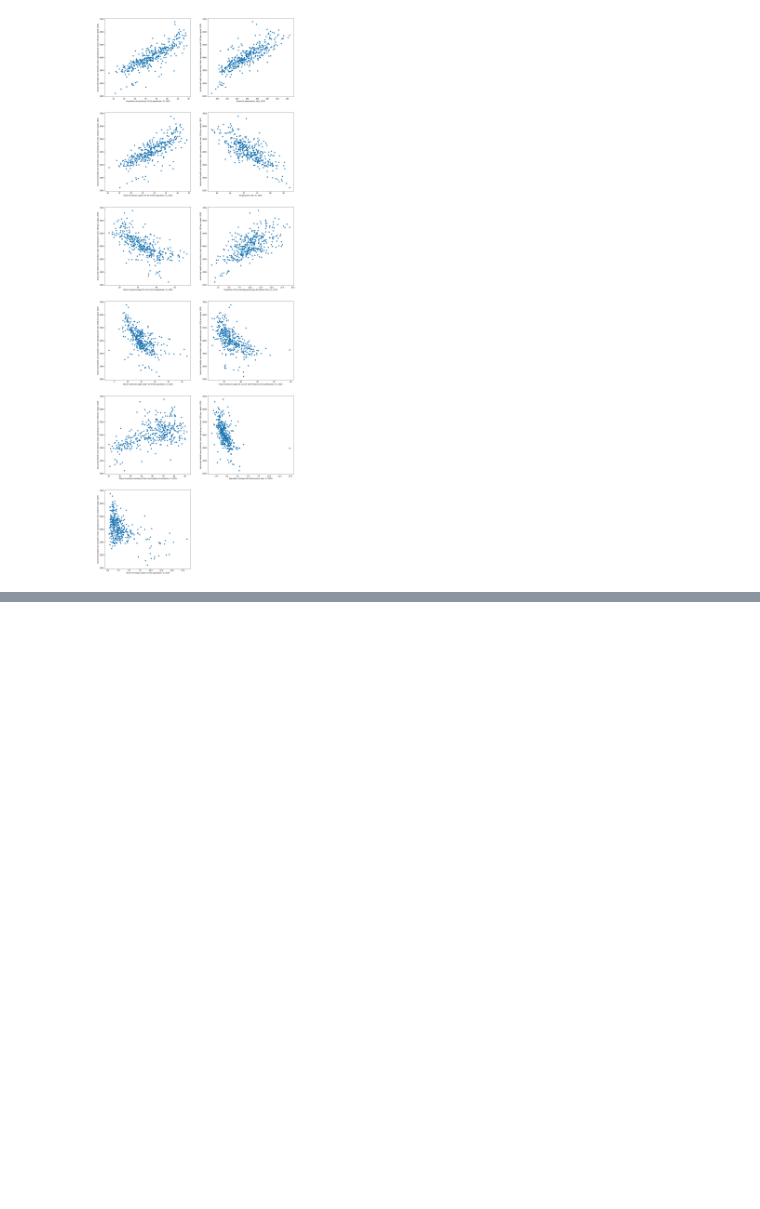
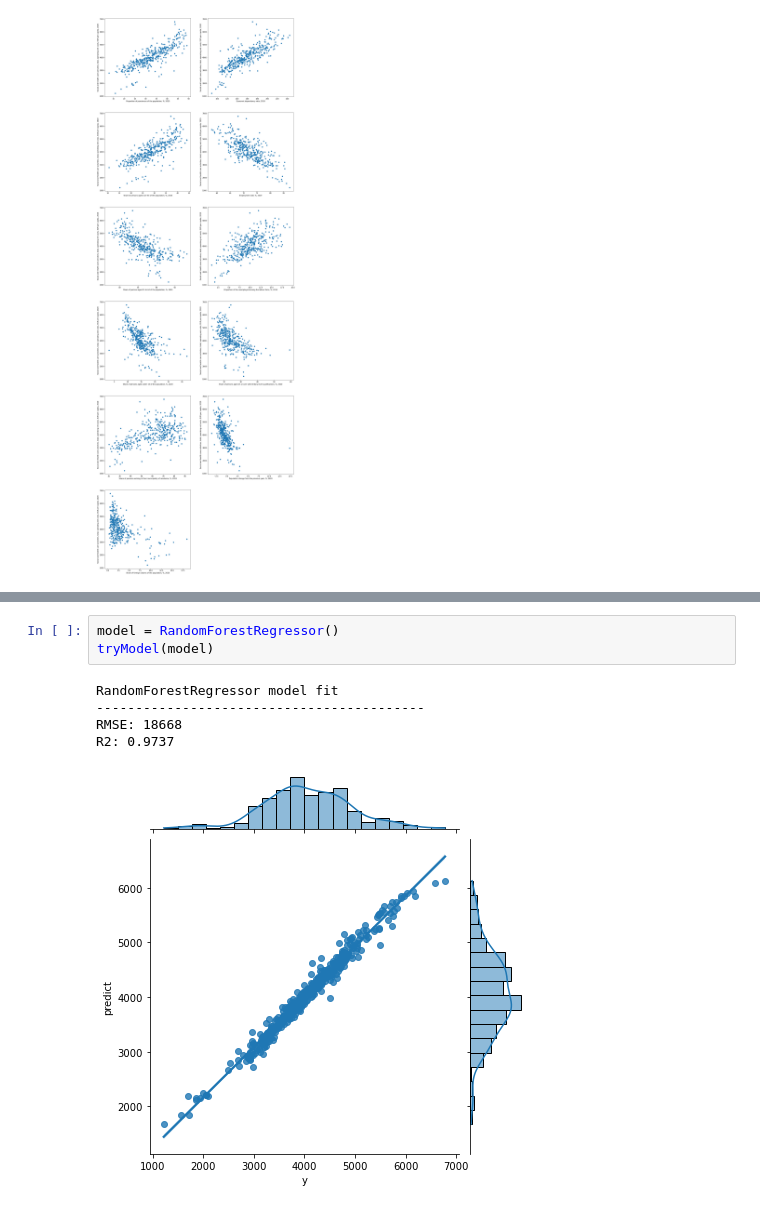
Before and after one commit to lauripe/data-analytics, a Jupyter notebook: src/assingment4/a4-part1.ipynb, the cells around one changed output, grey strips where cells are left out. Saved outputs shown, nothing was run; the diff lists cells and outputs as text; blank space fills up the shorter version.

```diff
--- a/src/assingment4/a4-part1.ipynb
+++ b/src/assingment4/a4-part1.ipynb
@@ -66,0 +162,9 @@ for i, x_name in enumerate(x_names):
+# %%
+model = RandomForestRegressor()
+tryModel(model)
+# %% [output]
+RandomForestRegressor model fit
+------------------------------------------
+RMSE: 18668
+R2: 0.9737
+[figure, added]
```
Also changed, not shown: parts of 11 cells of this notebook, 1 other file.
